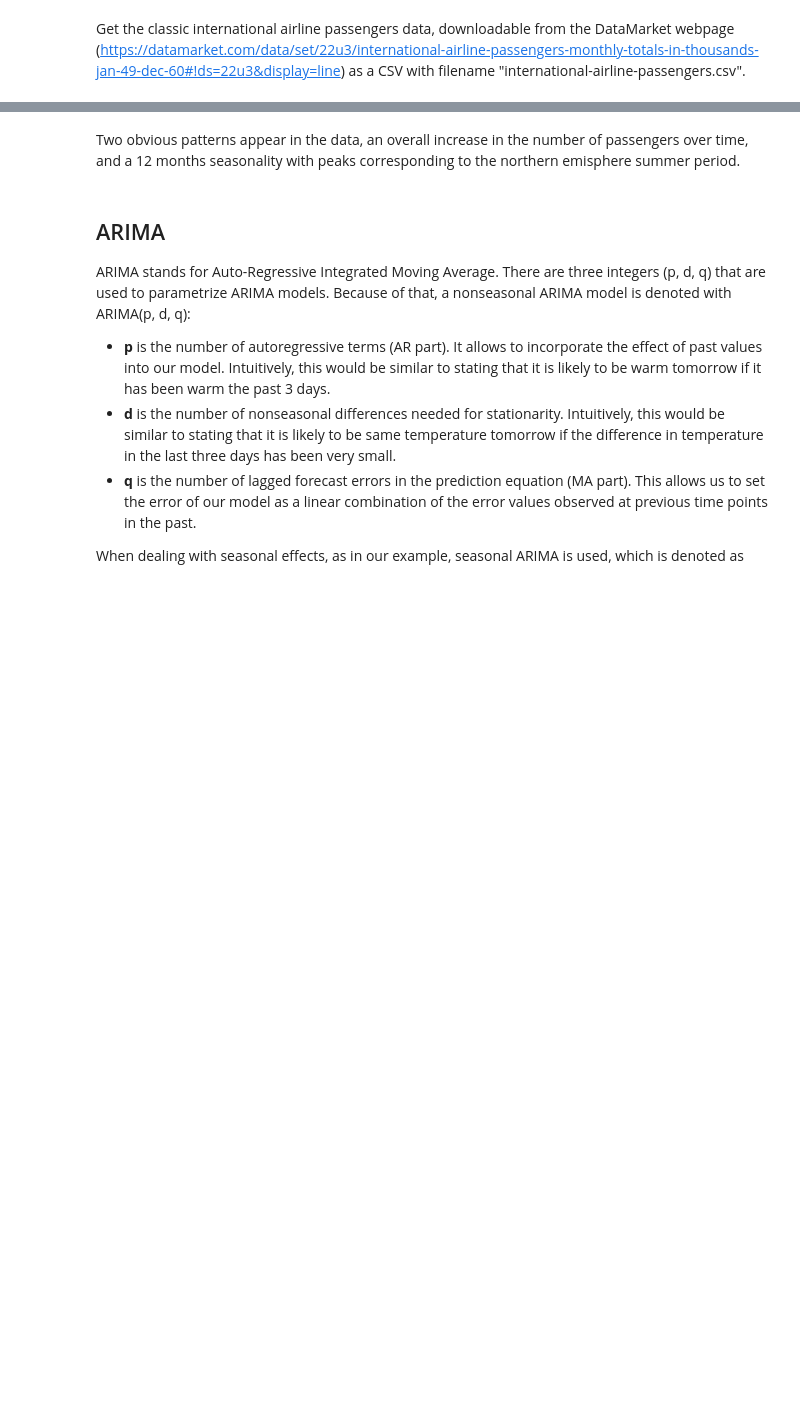
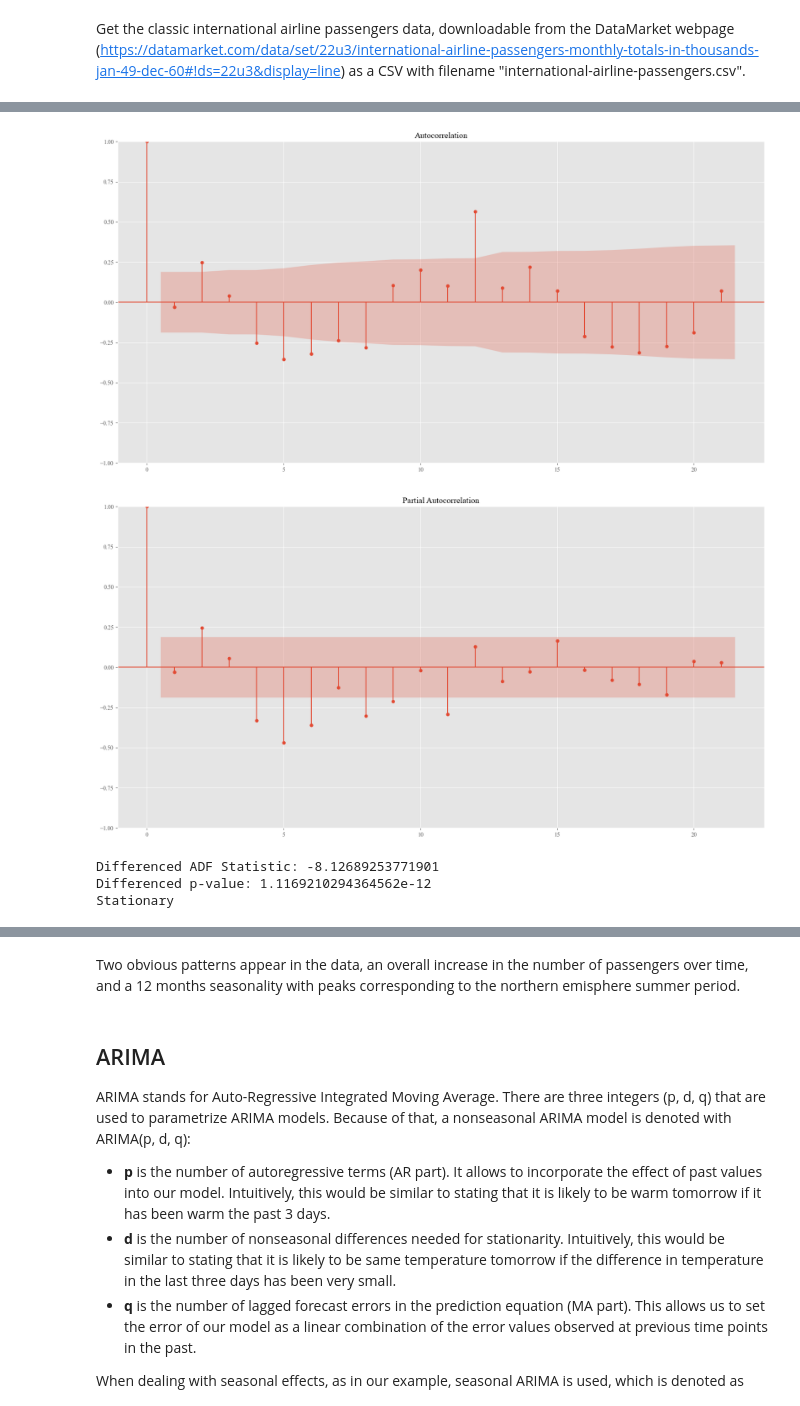
Before and after one commit to paranoia0121/PredictionComparison, a Jupyter notebook: time_series_analysis_ARIMA.ipynb, the cells around one changed output, grey strips where cells are left out. Saved outputs shown, nothing was run; the diff lists cells and outputs as text; code cells hidden in the pictures; blank space fills up the shorter version.

```diff
--- a/time_series_analysis_ARIMA.ipynb
+++ b/time_series_analysis_ARIMA.ipynb
@@ -67,0 +68,28 @@ plt.show()
+# %%
+from statsmodels.tsa.stattools import adfuller
+from statsmodels.graphics.tsaplots import plot_acf, plot_pacf
+
+def check_stationarity(timeseries):
+    # Perform the Dickey-Fuller test
+    result = adfuller(timeseries, autolag='AIC')
+    # p_value = result[1]
+    if result[1] > 0.05:
+      data_series_diff = timeseries.diff().dropna()
+      result_diff = adfuller(data_series_diff)
+    # Plot ACF and PACF
+    plot_acf(data_series_diff)
+    plot_pacf(data_series_diff)
+    plt.show()
+    print('Differenced ADF Statistic:', result_diff[0])
+    print('Differenced p-value:', result_diff[1])
+    # print(f'ADF Statistic: {result[0]}')
+    # print(f'p-value: {p_value}')
+    print('Stationary' if result_diff[1] < 0.05 else 'Non-Stationary')
+
+check_stationarity(data['Value(GWh)'])
+# %% [output]
+[figure, added]
+[figure, added]
+Differenced ADF Statistic: -8.12689253771901
+Differenced p-value: 1.1169210294364562e-12
+Stationary
```
Also changed, not shown: parts of 3 cells of this notebook.
